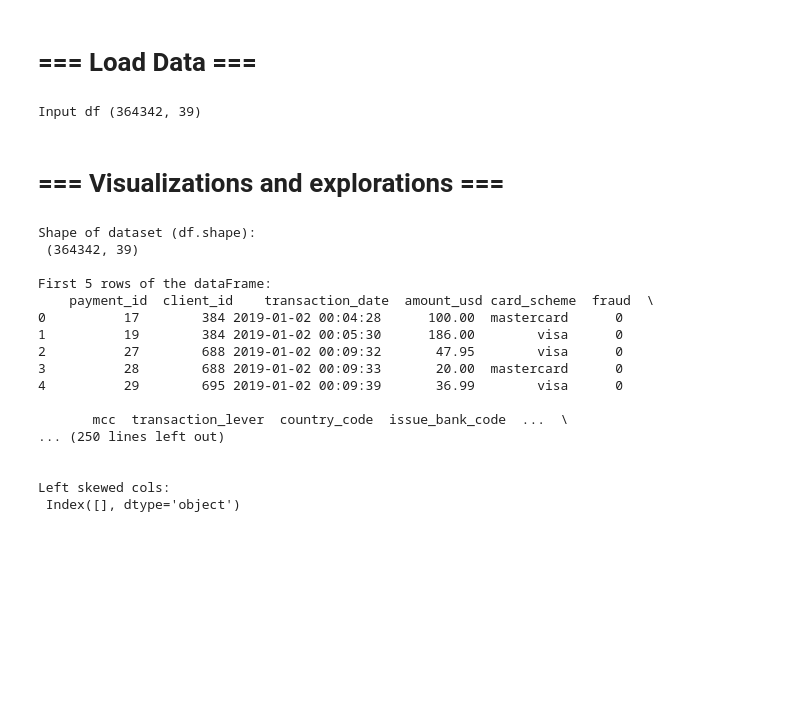
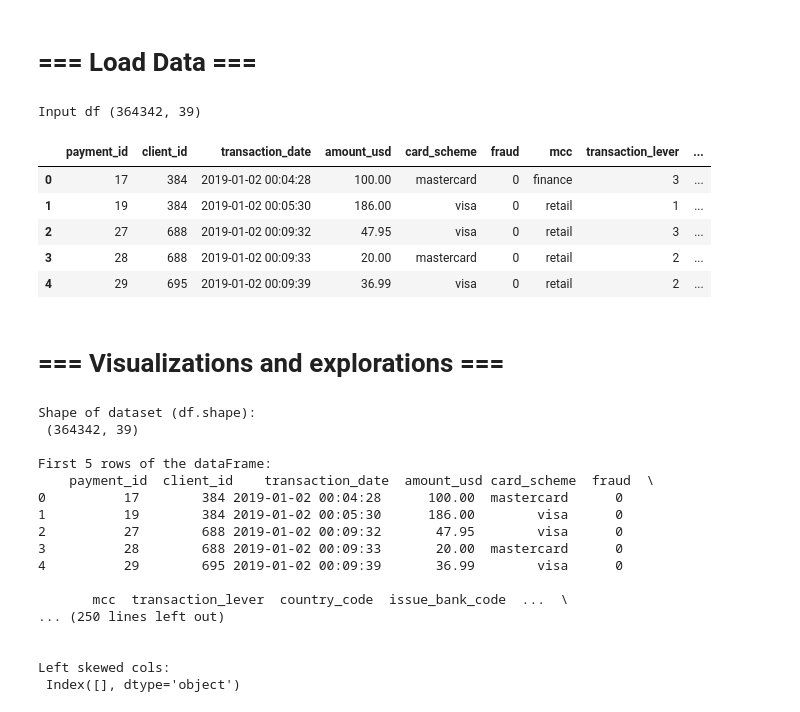
Before and after one commit to iritfh1/Fraud-detection, a Jupyter notebook: src/exploratory_analysis.ipynb, the cells around one changed output. Saved outputs shown, nothing was run; the diff lists cells and outputs as text; code cells hidden in the pictures; blank space fills up the shorter version.

```diff
--- a/src/exploratory_analysis.ipynb
+++ b/src/exploratory_analysis.ipynb
@@ -4,6 +4,7 @@
 import pandas as pd
 from sklearn.ensemble import RandomForestClassifier
 from xgboost import XGBClassifier
+pd.set_option('display.max_columns', None)
 # %% [markdown]
 *Load classes defining preprocessing, data splitting, Class balancing, Model creation, Parameter tuning Automation, Hyperparameter Tuning, Automation, Utils, Visualizations and explorations from classes.py*
 # %%
@@ -17,6 +18,15 @@ df = ut.load_data(f"../data/card_transactions.csv")
 print ("Input df", df.shape)
 # %% [output]
 Input df (364342, 39)
+# %%
+df.head(5)
+# %% [output]
+|  | payment_id | client_id | transaction_date | amount_usd | card_scheme | fraud | mcc | transaction_lever | ... |
+| 0 | 17 | 384 | 2019-01-02 00:04:28 | 100.00 | mastercard | 0 | finance | 3 | ... |
+| 1 | 19 | 384 | 2019-01-02 00:05:30 | 186.00 | visa | 0 | retail | 1 | ... |
+| 2 | 27 | 688 | 2019-01-02 00:09:32 | 47.95 | visa | 0 | retail | 3 | ... |
+| 3 | 28 | 688 | 2019-01-02 00:09:33 | 20.00 | mastercard | 0 | retail | 2 | ... |
+| 4 | 29 | 695 | 2019-01-02 00:09:39 | 36.99 | visa | 0 | retail | 2 | ... |
 # %% [markdown]
 # === Visualizations and explorations ===
 # %%
```
Also changed, not shown: parts of 2 cells of this notebook.
